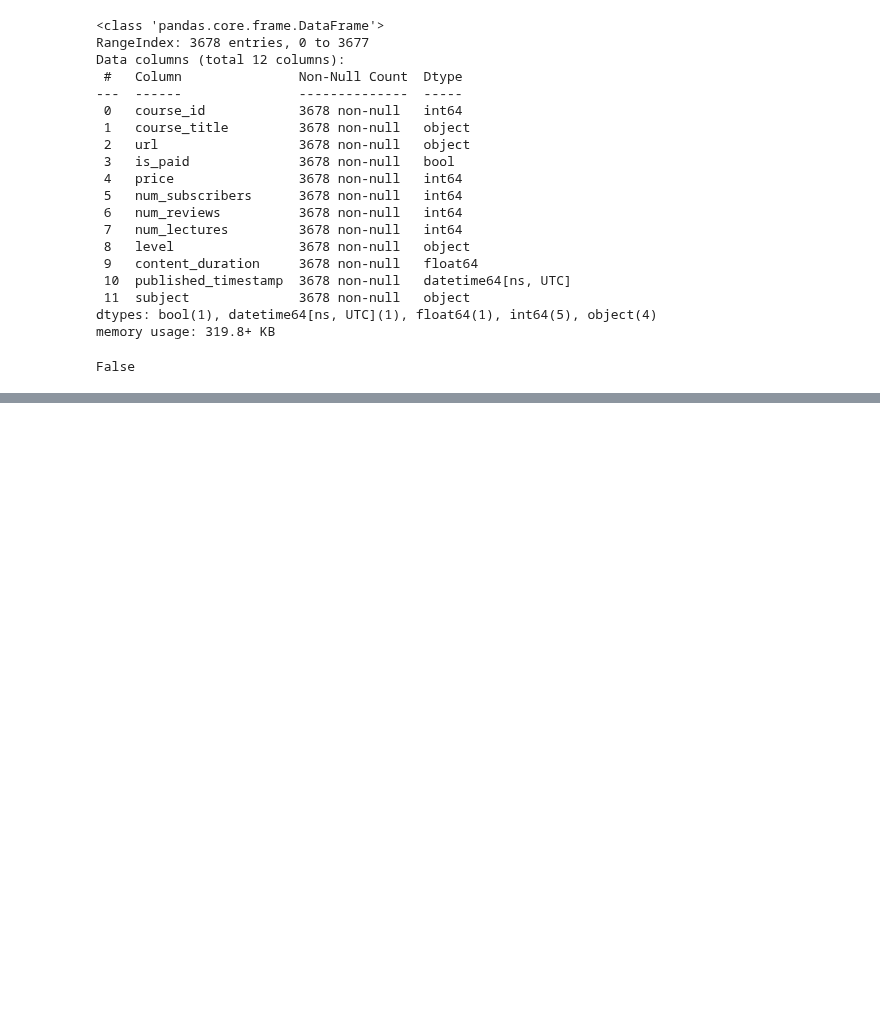
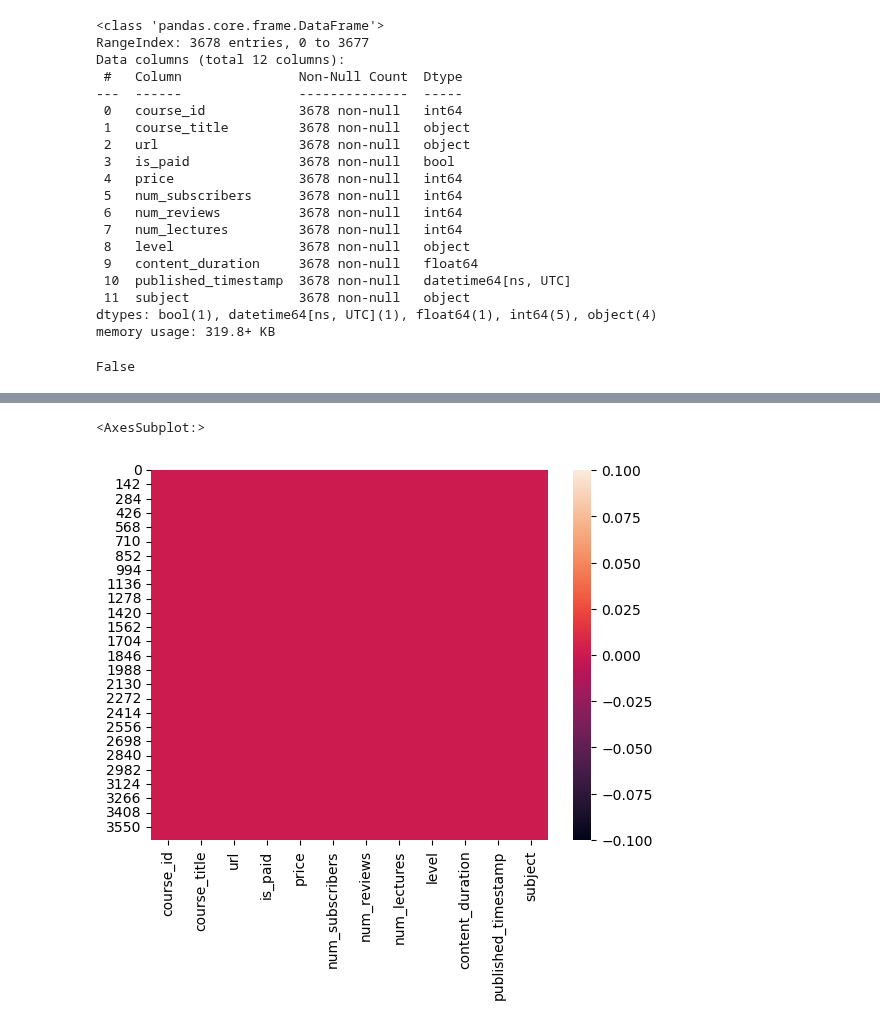
Before and after one commit to rohitcodism/ML-DS, a Jupyter notebook: Projects/Udemy Dataset Analysis/udemy.ipynb, the cells around one changed output, grey strips where cells are left out. Saved outputs shown, nothing was run; the diff lists cells and outputs as text; code cells hidden in the pictures; blank space fills up the shorter version.

```diff
--- a/Projects/Udemy Dataset Analysis/udemy.ipynb
+++ b/Projects/Udemy Dataset Analysis/udemy.ipynb
@@ -99,0 +120,5 @@ False
+# %%
+sns.heatmap(data=dataset.isnull())
+# %% [output]
+<AxesSubplot:>
+[figure, added]
```
Also changed, not shown: parts of 2 cells of this notebook, 1 other file.
